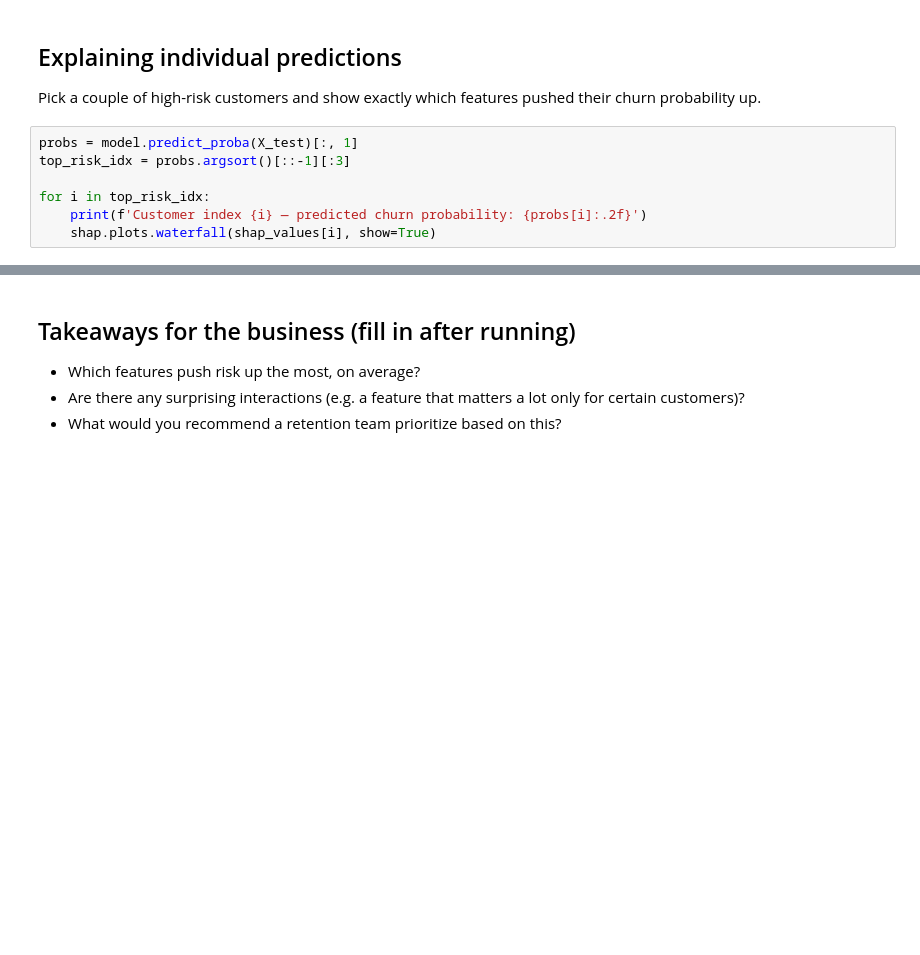
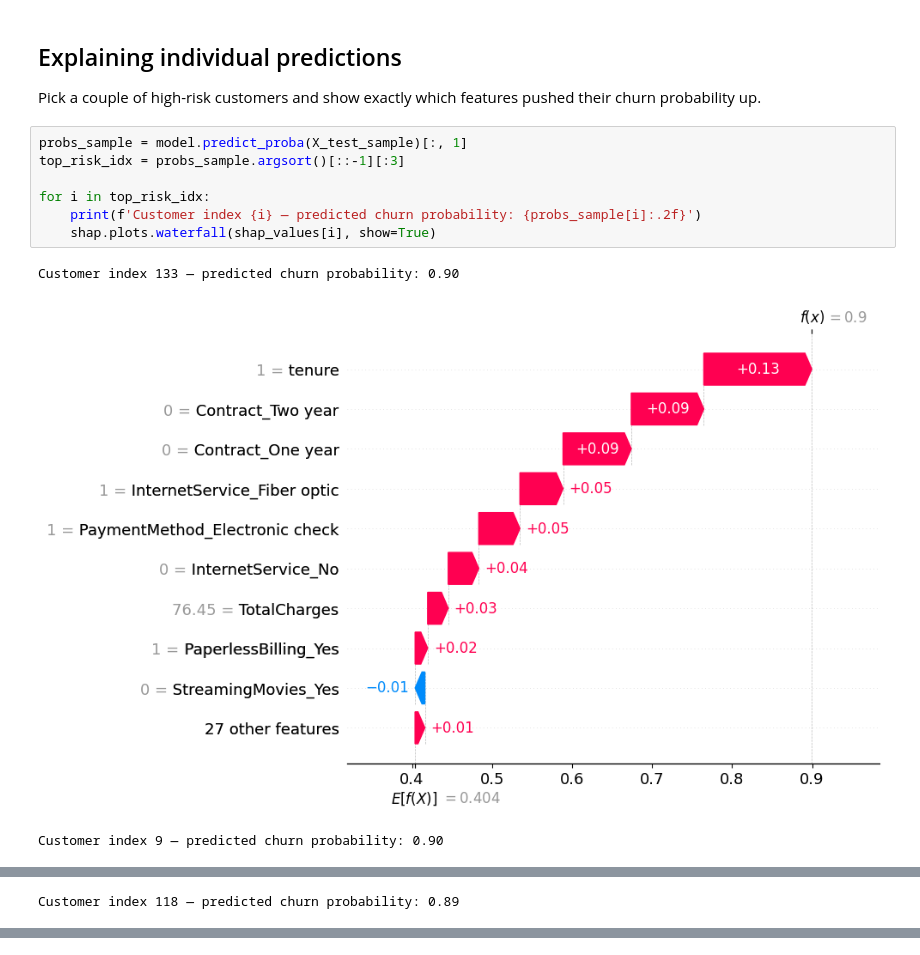
Before and after one commit to Saarthak763/customer-churn-prediction, a Jupyter notebook: notebooks/04_explainability.ipynb, the cells around one changed output, grey strips where cells are left out. Drawn from its saved outputs; the diff is of its cells as text; blank space fills up the shorter version.

```diff
--- a/notebooks/04_explainability.ipynb
+++ b/notebooks/04_explainability.ipynb
@@ -32,9 +43,13 @@ plt.show()
 ## Explaining individual predictions
 Pick a couple of high-risk customers and show exactly which features pushed their churn probability up.
 # %%
-probs = model.predict_proba(X_test)[:, 1]
-top_risk_idx = probs.argsort()[::-1][:3]
+probs_sample = model.predict_proba(X_test_sample)[:, 1]
+top_risk_idx = probs_sample.argsort()[::-1][:3]
 
 for i in top_risk_idx:
-    print(f'Customer index {i} — predicted churn probability: {probs[i]:.2f}')
+    print(f'Customer index {i} — predicted churn probability: {probs_sample[i]:.2f}')
     shap.plots.waterfall(shap_values[i], show=True)
+# %% [output]
+Customer index 133 — predicted churn probability: 0.90
+[figure, added]
+Customer index 9 — predicted churn probability: 0.90
@@ -40,0 +57 @@ for i in top_risk_idx:
+Customer index 118 — predicted churn probability: 0.89
@@ -41,5 +58,0 @@ for i in top_risk_idx:
-# %% [markdown]
-## Takeaways for the business (fill in after running)
-- Which features push risk up the most, on average?
-- Are there any surprising interactions (e.g. a feature that matters a lot only for certain customers)?
-- What would you recommend a retention team prioritize based on this?
```
Also changed, not shown: parts of 5 cells of this notebook, 3 other files.
